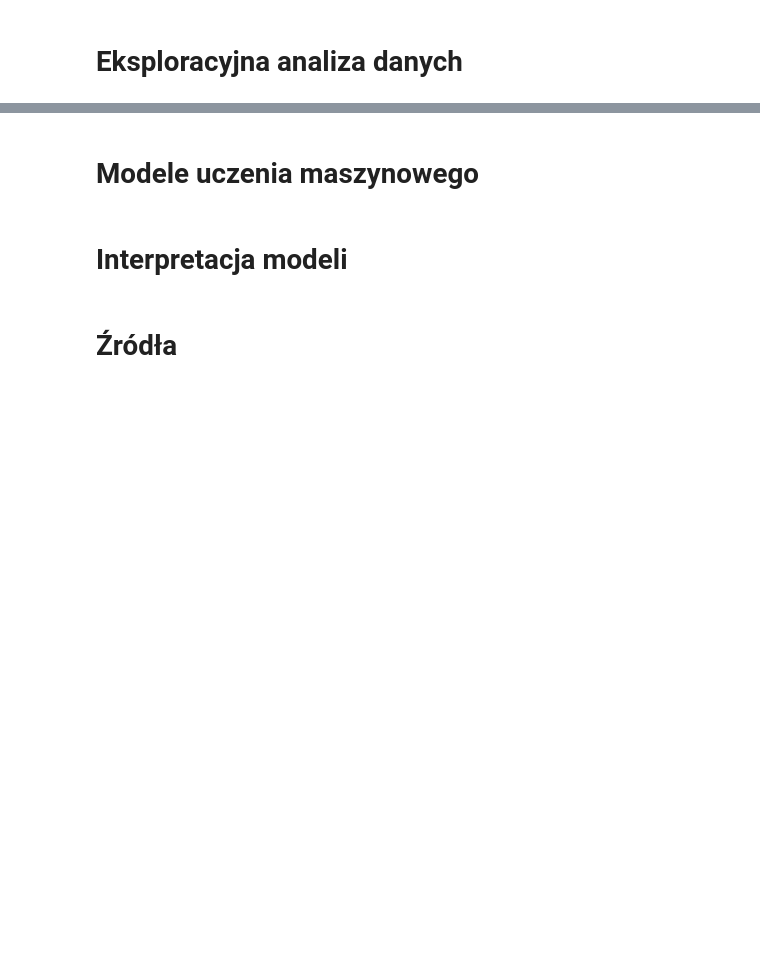
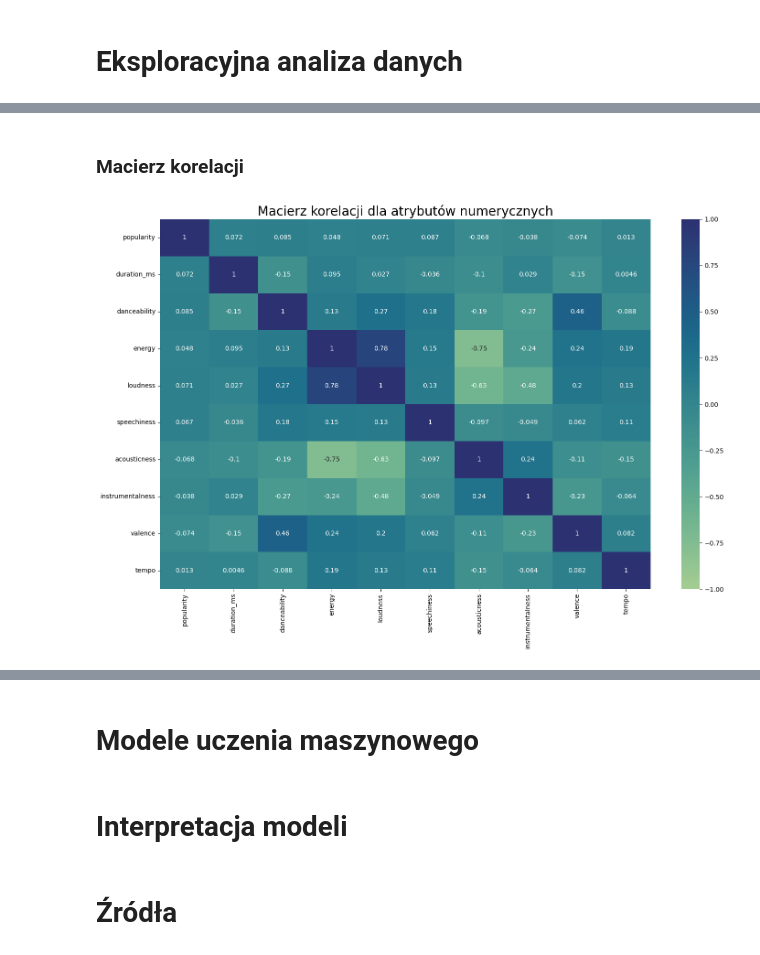
Before and after one commit to anras5/songs-classifier, a Jupyter notebook: data-analysis/src/analysis.ipynb, the cells around one changed output, grey strips where cells are left out. Saved outputs shown, nothing was run; the diff lists cells and outputs as text; code cells hidden in the pictures; blank space fills up the shorter version.

```diff
--- a/data-analysis/src/analysis.ipynb
+++ b/data-analysis/src/analysis.ipynb
@@ -111,0 +155,11 @@ W powyższej tabeli przedstawione zostały statystyki dotyczące każdego z atry
+# %% [markdown]
+### Macierz korelacji
+# %%
+corr = df[COLUMNS_NUMERICAL].corr()
+plt.figure(figsize=(15, 10))
+sns.heatmap(corr, annot=True, cmap='crest', vmin=-1, vmax=1)
+plt.title("Macierz korelacji dla atrybutów numerycznych", fontsize=20)
+plt.tight_layout()
+plt.show()
+# %% [output]
+[figure, added]
```
Also changed, not shown: parts of 24 cells of this notebook.
